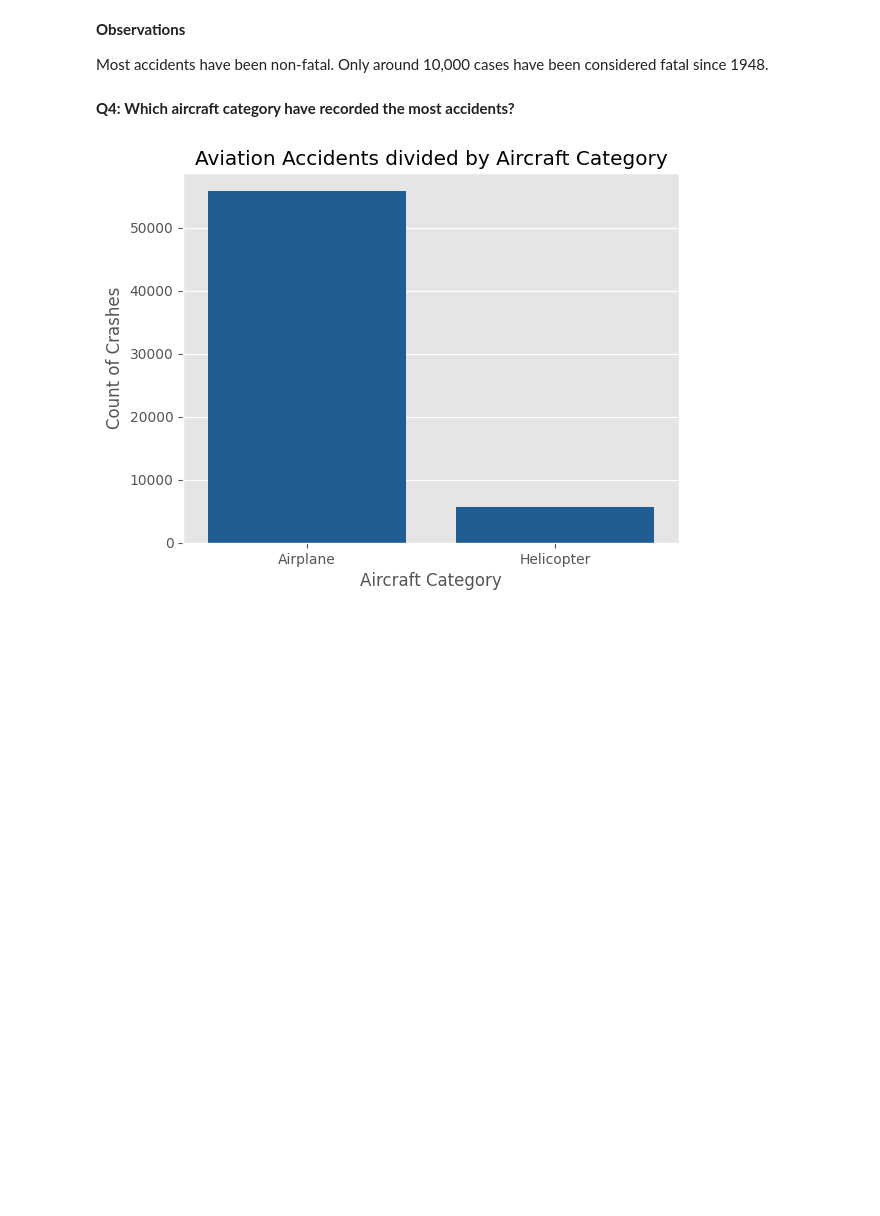
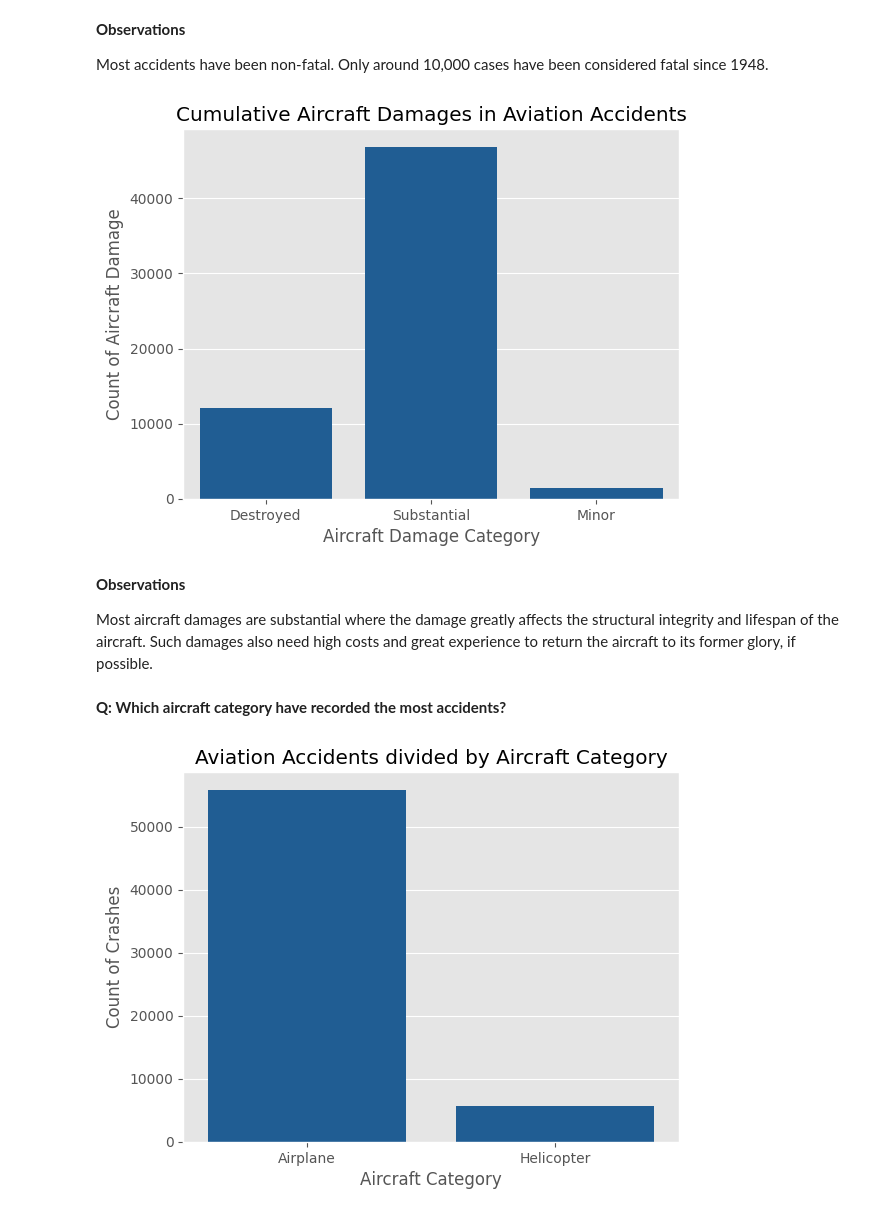
Before and after one commit to M-Nesphory/Aviation_Accident_Project, a Jupyter notebook: notebook.ipynb, the cells around one changed output. Cells and saved outputs as stored; diff of their text form; code cells hidden in the pictures; blank space fills up the shorter version.

```diff
--- a/notebook.ipynb
+++ b/notebook.ipynb
@@ -751,6 +751,18 @@ plt.ylabel("Count of Recorded Severity");
 **Observations**
 
 Most accidents have been non-fatal. Only around 10,000 cases have been considered fatal since 1948.
+# %%
+damage = us_accidents.query("aircraft_damage != 'Unknown'")
+sns.countplot(x ='aircraft_damage', data = damage, color = '#0D5EA6')
+plt.title('Cumulative Aircraft Damages in Aviation Accidents')
+plt.xlabel("Aircraft Damage Category")
+plt.ylabel("Count of Aircraft Damage");
+# %% [output]
+[figure, added]
+# %% [markdown]
+**Observations**
+
+Most aircraft damages are substantial where the damage greatly affects the structural integrity and lifespan of the aircraft. Such damages also need high costs and great experience to return the aircraft to its former glory, if possible.
 # %% [markdown]
-**Q4: Which aircraft category have recorded the most accidents?**
+**Q: Which aircraft category have recorded the most accidents?**
 # %%
```
Also changed, not shown: parts of 24 cells of this notebook.
